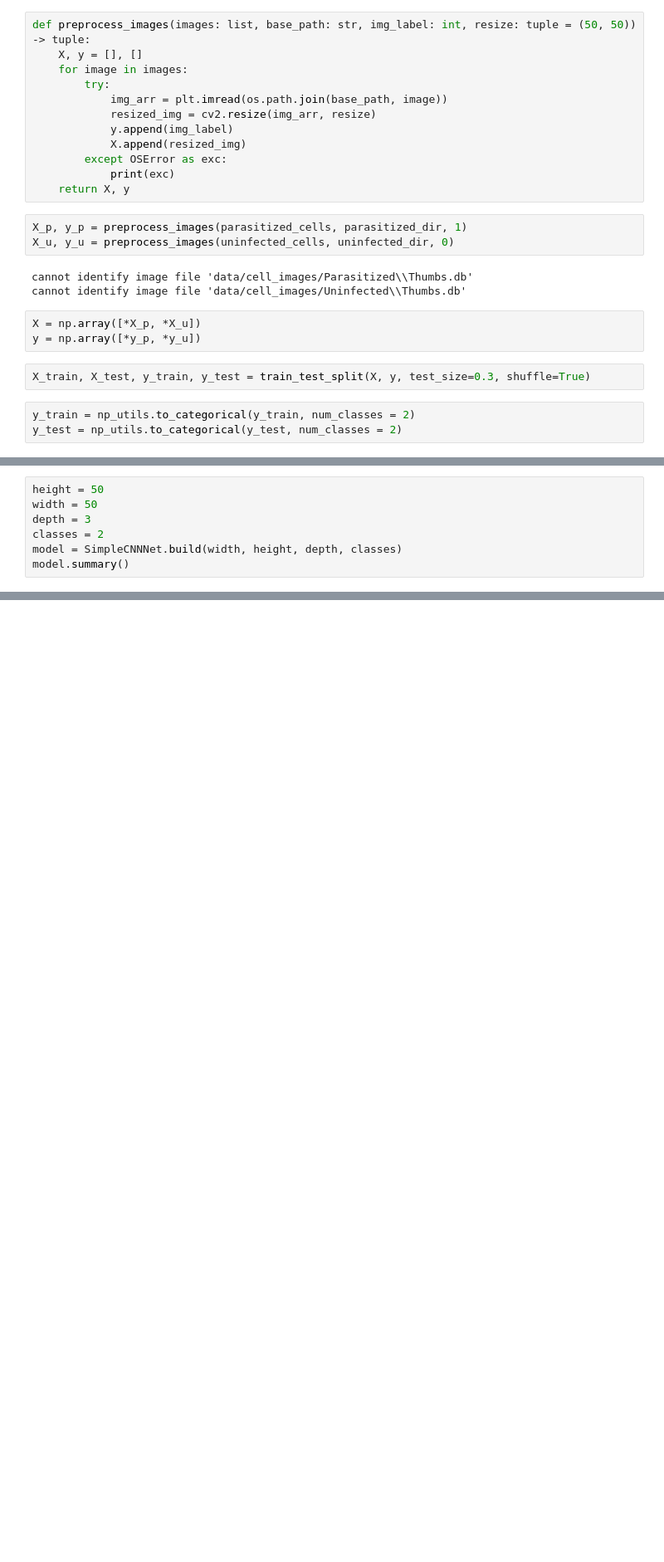
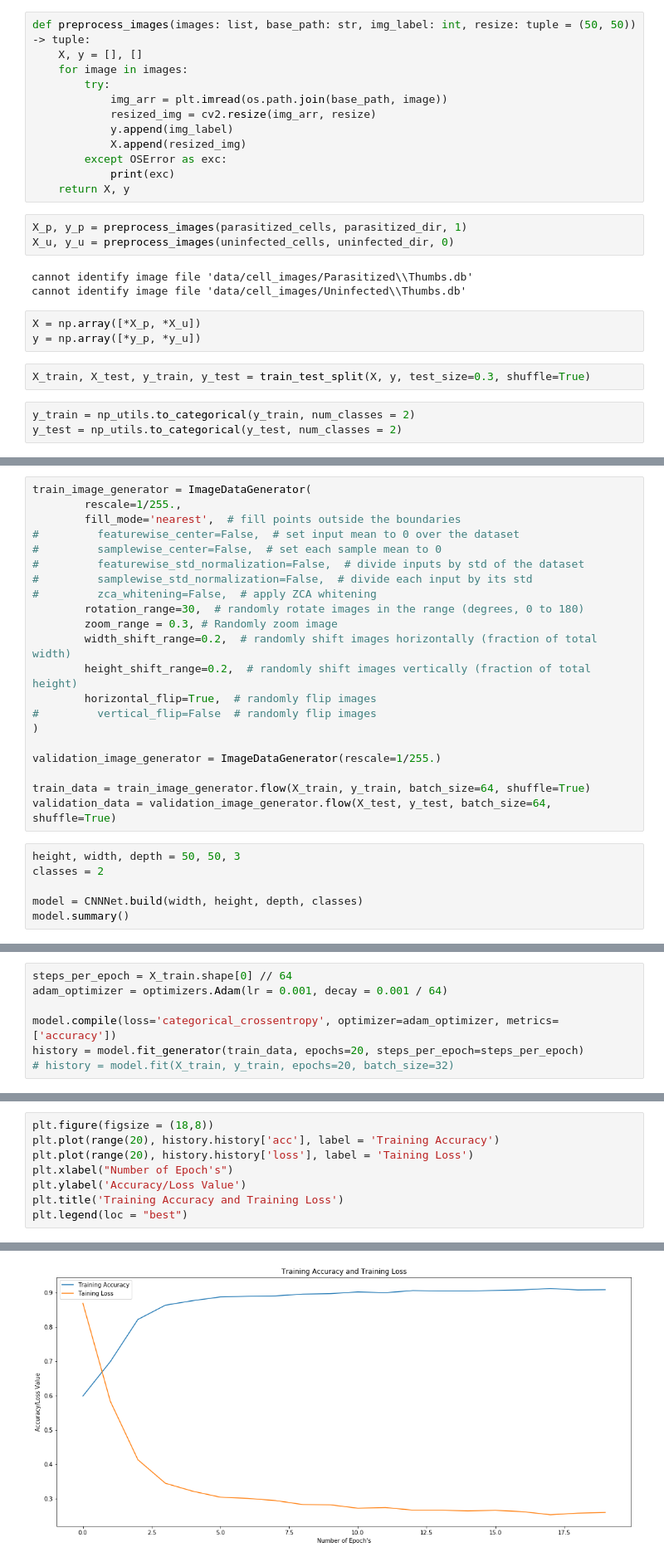
Before and after one commit to mwoss/malaria-detection, a Jupyter notebook: Malaria detection.ipynb, the cells around one changed output, grey strips where cells are left out. Shown: that part at 83% size. Drawn from its saved outputs; the diff is of its cells as text; blank space fills up the shorter version.

Commit message:
Model, data augmentation, plots

```diff
--- a/Malaria detection.ipynb
+++ b/Malaria detection.ipynb
@@ -116,8 +139,28 @@ class SimpleCNNNet:
+# %%
+train_image_generator = ImageDataGenerator(
+        rescale=1/255.,
+        fill_mode='nearest',  # fill points outside the boundaries
+#         featurewise_center=False,  # set input mean to 0 over the dataset
+#         samplewise_center=False,  # set each sample mean to 0
+#         featurewise_std_normalization=False,  # divide inputs by std of the dataset
+#         samplewise_std_normalization=False,  # divide each input by its std
+#         zca_whitening=False,  # apply ZCA whitening
+        rotation_range=30,  # randomly rotate images in the range (degrees, 0 to 180)
+        zoom_range = 0.3, # Randomly zoom image
+        width_shift_range=0.2,  # randomly shift images horizontally (fraction of total width)
+        height_shift_range=0.2,  # randomly shift images vertically (fraction of total height)
+        horizontal_flip=True,  # randomly flip images
+#         vertical_flip=False  # randomly flip images
+)
+
+validation_image_generator = ImageDataGenerator(rescale=1/255.)
+
+train_data = train_image_generator.flow(X_train, y_train, batch_size=64, shuffle=True)
+validation_data = validation_image_generator.flow(X_test, y_test, batch_size=64, shuffle=True)
 # %%
-height = 50
-width = 50
-depth = 3
+height, width, depth = 50, 50, 3
 classes = 2
-model = SimpleCNNNet.build(width, height, depth, classes)
+
+model = CNNNet.build(width, height, depth, classes)
 model.summary()
 # %% [output]
@@ -140,0 +184,7 @@ _________________________________________________________________
+# %%
+steps_per_epoch = X_train.shape[0] // 64
+adam_optimizer = optimizers.Adam(lr = 0.001, decay = 0.001 / 64)
+
+model.compile(loss='categorical_crossentropy', optimizer=adam_optimizer, metrics=['accuracy'])
+history = model.fit_generator(train_data, epochs=20, steps_per_epoch=steps_per_epoch)
+# history = model.fit(X_train, y_train, epochs=20, batch_size=32)
@@ -140,0 +209,9 @@ _________________________________________________________________
+# %%
+plt.figure(figsize = (18,8))
+plt.plot(range(20), history.history['acc'], label = 'Training Accuracy')
+plt.plot(range(20), history.history['loss'], label = 'Taining Loss')
+plt.xlabel("Number of Epoch's")
+plt.ylabel('Accuracy/Loss Value')
+plt.title('Training Accuracy and Training Loss')
+plt.legend(loc = "best")
+# %% [output]
@@ -140,0 +219 @@ _________________________________________________________________
+[figure, added]
```
Also changed, not shown: parts of 9 cells of this notebook, 1 other file.
